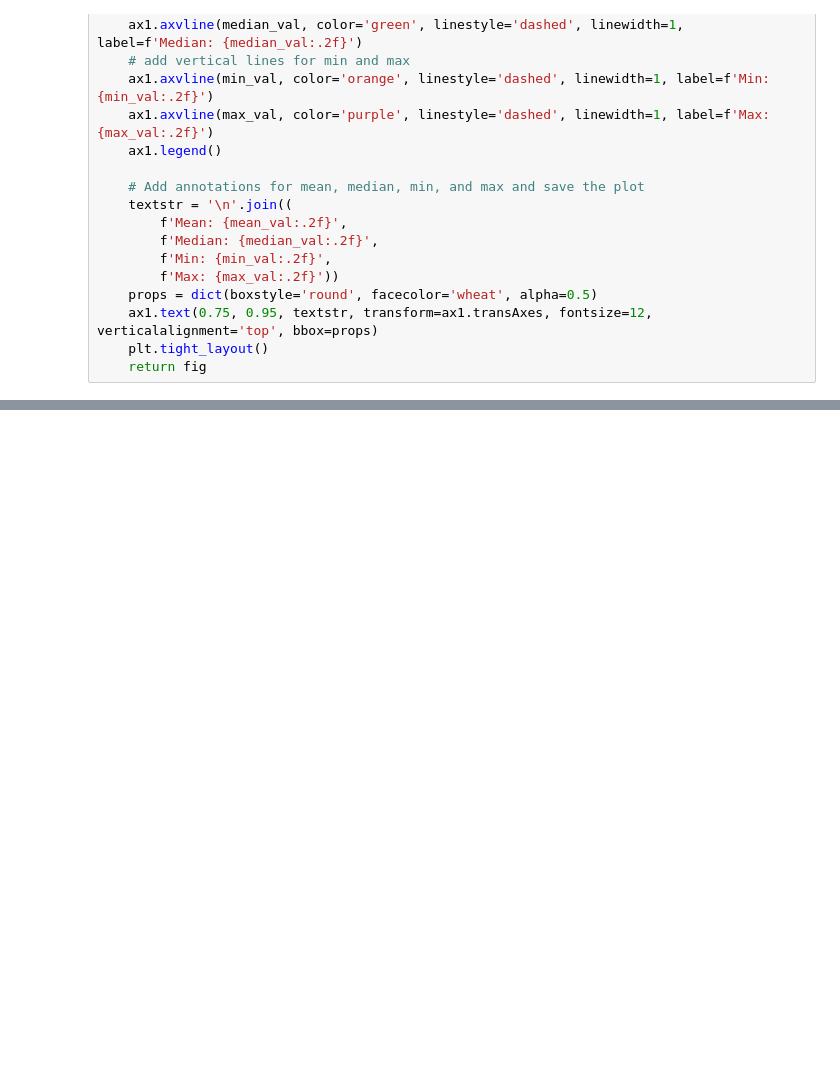
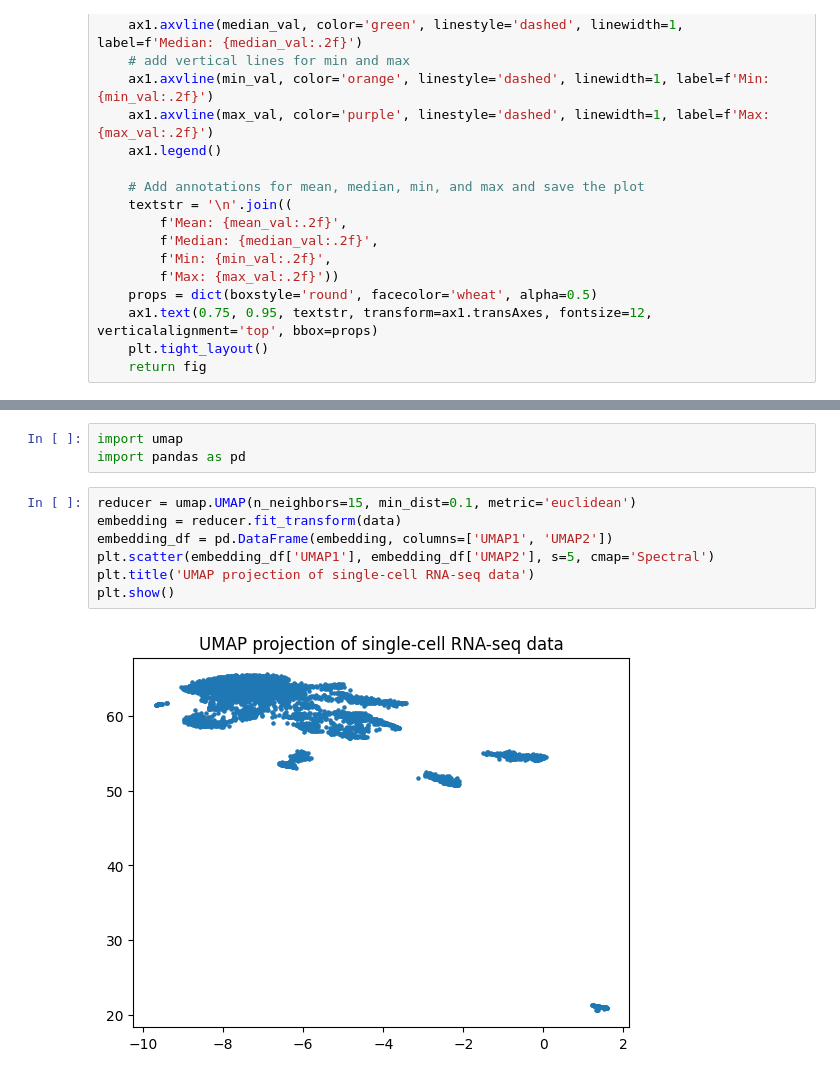
Before and after one commit to DuncanBrady/Hon_proj_RDB, a Jupyter notebook: GRN_work/analysis/dataVisualisation/visualise.ipynb, the cells around one changed output, grey strips where cells are left out. Drawn from its saved outputs; the diff is of its cells as text; blank space fills up the shorter version.

```diff
--- a/GRN_work/analysis/dataVisualisation/visualise.ipynb
+++ b/GRN_work/analysis/dataVisualisation/visualise.ipynb
@@ -47,3 +58,15 @@ data = np.load(fullDataPath)['arr_0']
+# %%
+import umap
+import pandas as pd
+# %%
+reducer = umap.UMAP(n_neighbors=15, min_dist=0.1, metric='euclidean')
+embedding = reducer.fit_transform(data)
+embedding_df = pd.DataFrame(embedding, columns=['UMAP1', 'UMAP2'])
+plt.scatter(embedding_df['UMAP1'], embedding_df['UMAP2'], s=5, cmap='Spectral')
+plt.title('UMAP projection of single-cell RNA-seq data')
+plt.show()
+# %% [output]
+[figure, added]
 # %%
 fig = plot_overall_hist(data)
 plt.show()
```
Also changed, not shown: parts of 3 cells of this notebook, 2 other files.
